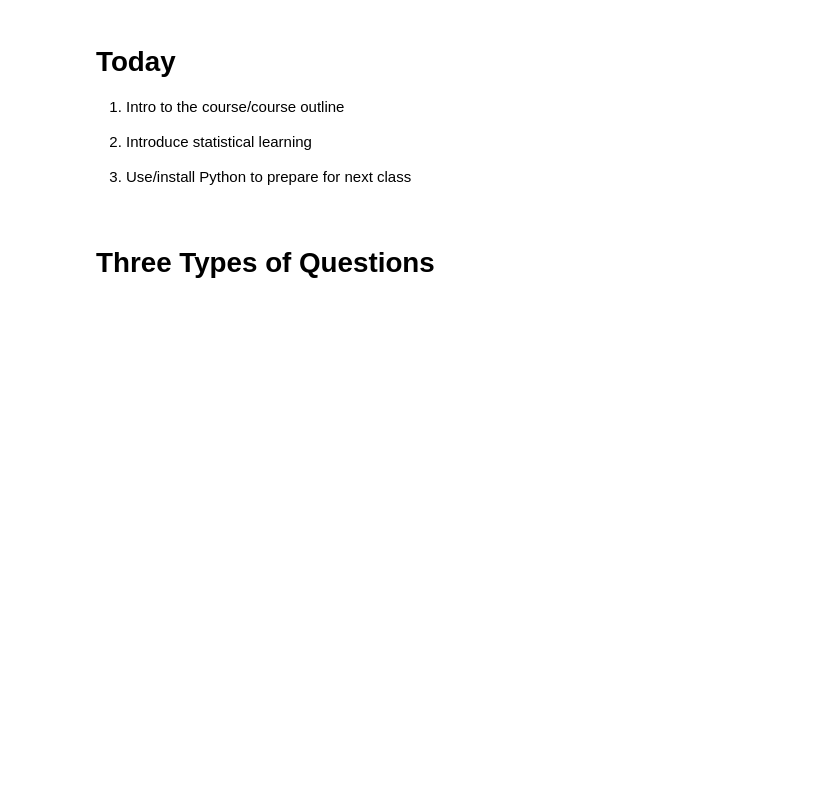
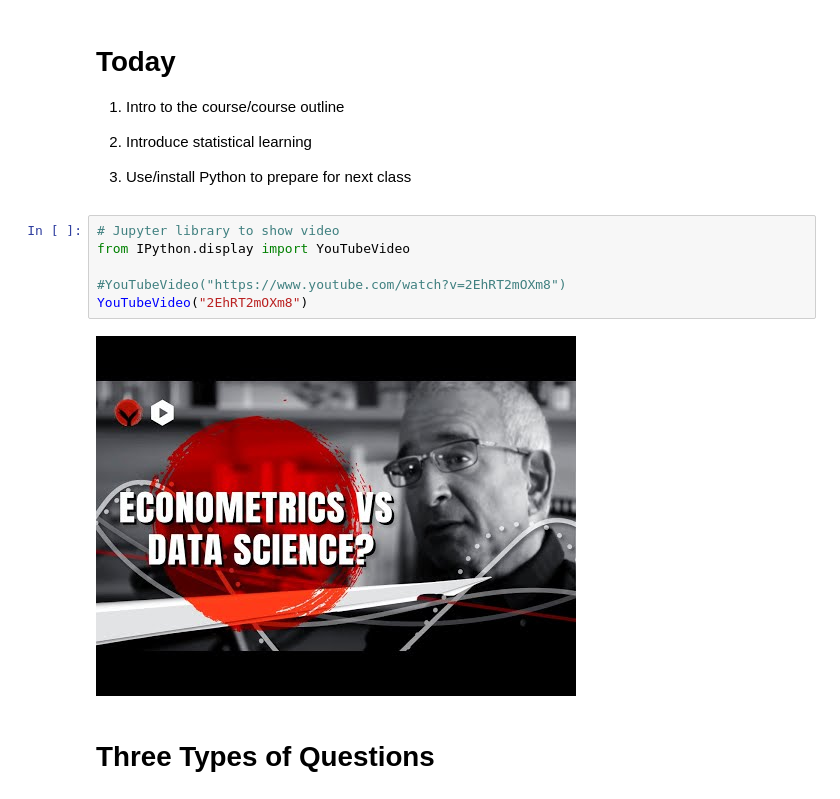
Before and after one commit to JonathanAHolmes/Data-Science-for-Social-Scientists, a Jupyter notebook: Class 01 - What is Statistical Learning/Class 1 -- What is Statistical Learning.ipynb, the cells around one changed output. Cells and saved outputs as stored; diff of their text form; blank space fills up the shorter version.

```diff
--- a/Class 01 - What is Statistical Learning/Class 1 -- What is Statistical Learning.ipynb
+++ b/Class 01 - What is Statistical Learning/Class 1 -- What is Statistical Learning.ipynb
@@ -84,6 +84,14 @@ Note: While not a mandatory prerequisite, this class will be easier for students
 2. Introduce statistical learning
 
 3. Use/install Python to prepare for next class
+# %%
+# Jupyter library to show video
+from IPython.display import YouTubeVideo
+
+#YouTubeVideo("https://www.youtube.com/watch?v=2EhRT2mOXm8")
+YouTubeVideo("2EhRT2mOXm8")
+# %% [output]
+[figure, added]
 # %% [markdown]
 # Three Types of Questions
 # %% [markdown]
```
Also changed, not shown: 7 other files.
